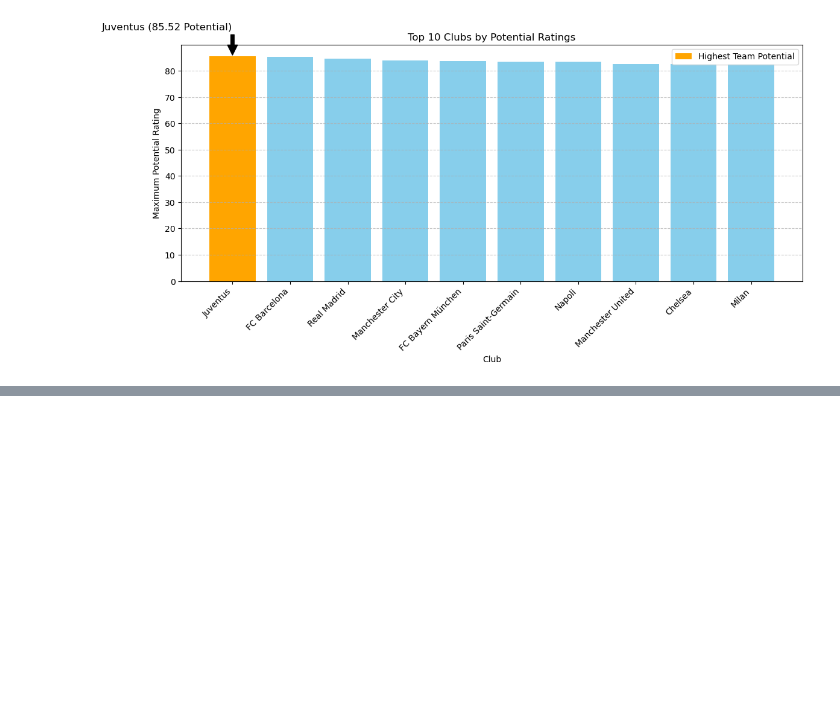
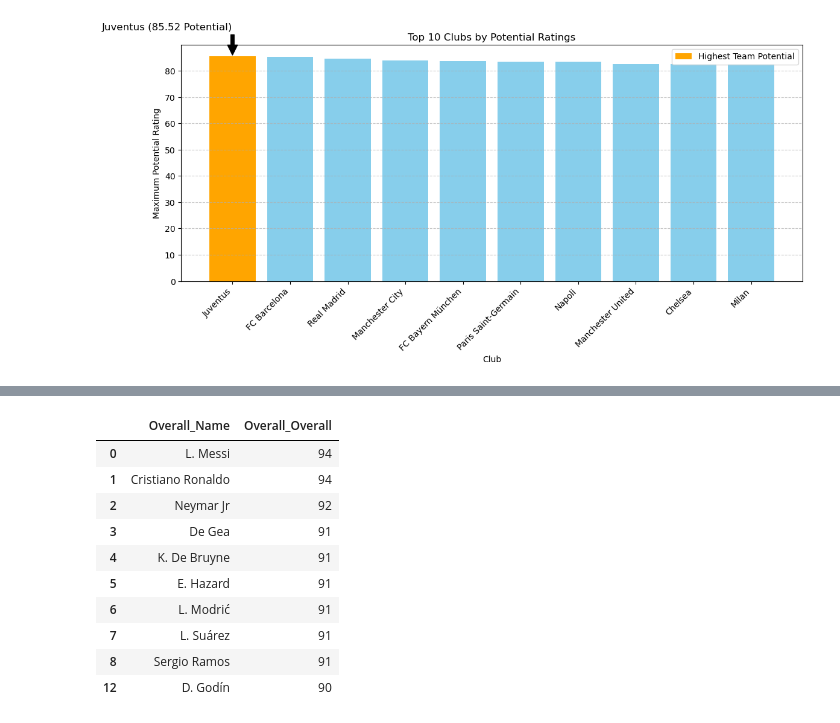
Before and after one commit to chrishunt11/Fifa_Fun, a Jupyter notebook: Fifa Fun.ipynb, the cells around one changed output, grey strips where cells are left out. Cells and saved outputs as stored; diff of their text form; code cells hidden in the pictures; blank space fills up the shorter version.

```diff
--- a/Fifa Fun.ipynb
+++ b/Fifa Fun.ipynb
@@ -380,0 +468,14 @@ df.head()
+# %%
+top_10_players_overall[['Overall_Name','Overall_Overall']].head(10)
+# %% [output]
+|  | Overall_Name | Overall_Overall |
+| 0 | L. Messi | 94 |
+| 1 | Cristiano Ronaldo | 94 |
+| 2 | Neymar Jr | 92 |
+| 3 | De Gea | 91 |
+| 4 | K. De Bruyne | 91 |
+| 5 | E. Hazard | 91 |
+| 6 | L. Modrić | 91 |
+| 7 | L. Suárez | 91 |
+| 8 | Sergio Ramos | 91 |
+| 12 | D. Godín | 90 |
```
Also changed, not shown: parts of 9 cells of this notebook.
